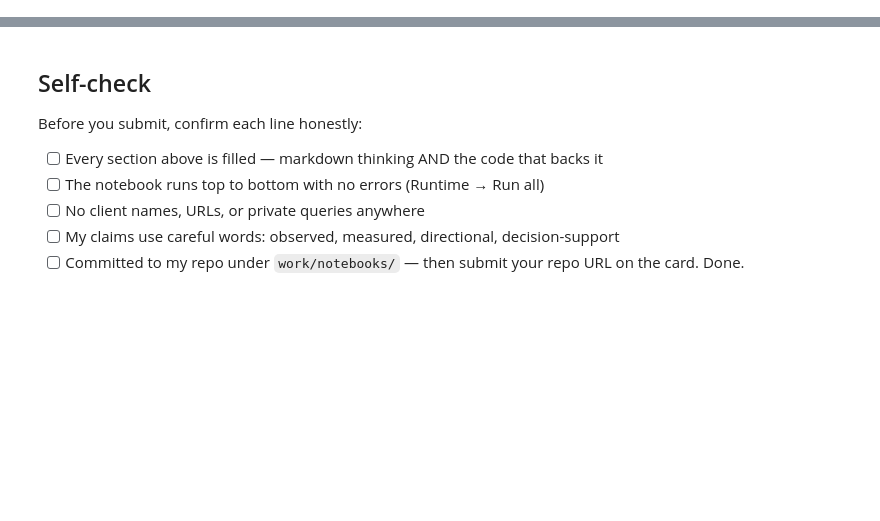
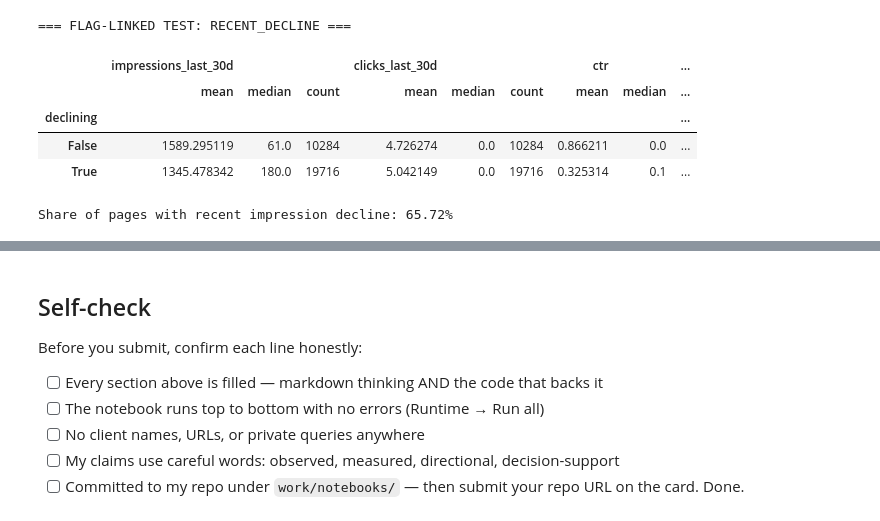
Before and after one commit to Utsabsinha19/flyrank-ml-internship, a Jupyter notebook: work/notebooks/w04_signal_audit.ipynb, the cells around one changed output, grey strips where cells are left out. Cells and saved outputs as stored; diff of their text form; code cells hidden in the pictures; blank space fills up the shorter version.

```diff
--- a/work/notebooks/w04_signal_audit.ipynb
+++ b/work/notebooks/w04_signal_audit.ipynb
@@ -12,0 +152,28 @@ This skeleton is yours to fill. Work the sections **in order** — each one has
+# %%
+print("=== FLAG-LINKED TEST: RECENT_DECLINE ===")
+
+flag_summary = df.groupby("declining")[
+    [
+        "impressions_last_30d",
+        "clicks_last_30d",
+        "ctr",
+        "avg_position"
+    ]
+].agg(["mean", "median", "count"])
+
+display(flag_summary)
+
+declining_rate = df["declining"].mean()
+
+print(
+    f"\nShare of pages with recent impression decline: "
+    f"{declining_rate:.2%}"
+)
+# %% [output]
+=== FLAG-LINKED TEST: RECENT_DECLINE ===
+|  | impressions_last_30d |  |  | clicks_last_30d |  |  | ctr |  | ... |
+|  | mean | median | count | mean | median | count | mean | median | ... |
+| declining |  |  |  |  |  |  |  |  | ... |
+| False | 1589.295119 | 61.0 | 10284 | 4.726274 | 0.0 | 10284 | 0.866211 | 0.0 | ... |
+| True | 1345.478342 | 180.0 | 19716 | 5.042149 | 0.0 | 19716 | 0.325314 | 0.1 | ... |
+Share of pages with recent impression decline: 65.72%
```
Also changed, not shown: parts of 14 cells of this notebook.
